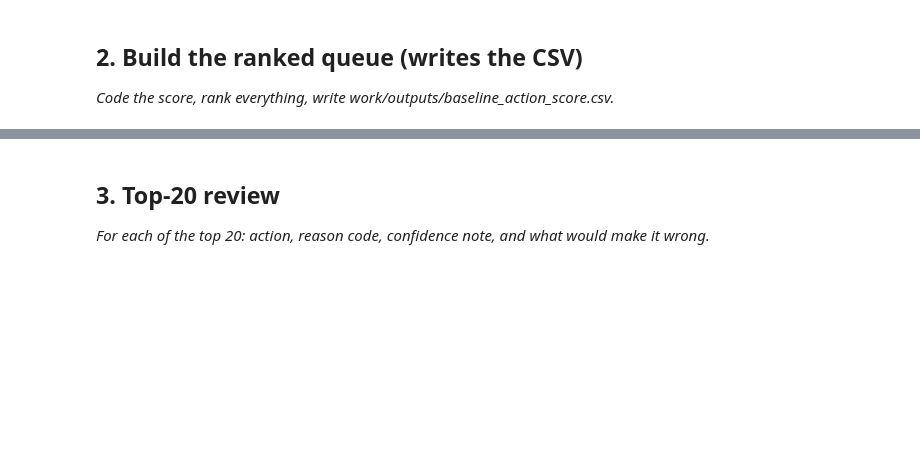
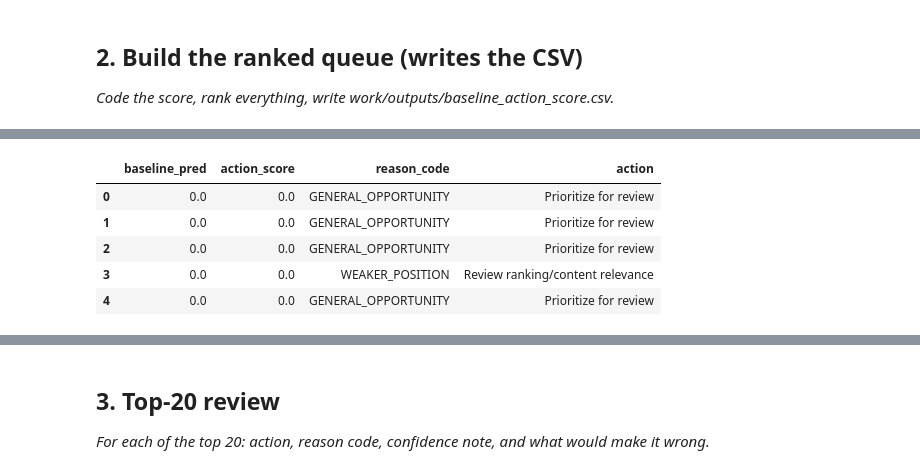
Before and after one commit to srvnkumr27/flyrank-ml-internship, a Jupyter notebook: work/notebooks/w04_baseline_score.ipynb, the cells around one changed output, grey strips where cells are left out. Drawn from its saved outputs; the diff is of its cells as text; code cells hidden in the pictures; blank space fills up the shorter version.

```diff
--- a/work/notebooks/w04_baseline_score.ipynb
+++ b/work/notebooks/w04_baseline_score.ipynb
@@ -94,0 +277,39 @@ CSV written successfully.
+# %%
+baseline["action"] = np.select(
+    [
+        baseline["reason_code"]
+        == "HIGH_VISIBILITY_LOW_CTR",
+
+        baseline["reason_code"]
+        == "WEAKER_POSITION",
+
+        baseline["reason_code"]
+        == "LOW_RECENT_CLICKS",
+    ],
+
+    [
+        "Review title/meta CTR opportunity",
+        "Review ranking/content relevance",
+        "Monitor before major intervention",
+    ],
+
+    default="Prioritize for review"
+)
+
+display(
+    baseline[
+        [
+            "baseline_pred",
+            "action_score",
+            "reason_code",
+            "action"
+        ]
+    ].head()
+)
+# %% [output]
+|  | baseline_pred | action_score | reason_code | action |
+| 0 | 0.0 | 0.0 | GENERAL_OPPORTUNITY | Prioritize for review |
+| 1 | 0.0 | 0.0 | GENERAL_OPPORTUNITY | Prioritize for review |
+| 2 | 0.0 | 0.0 | GENERAL_OPPORTUNITY | Prioritize for review |
+| 3 | 0.0 | 0.0 | WEAKER_POSITION | Review ranking/content relevance |
+| 4 | 0.0 | 0.0 | GENERAL_OPPORTUNITY | Prioritize for review |
```
Also changed, not shown: parts of 11 cells of this notebook.
